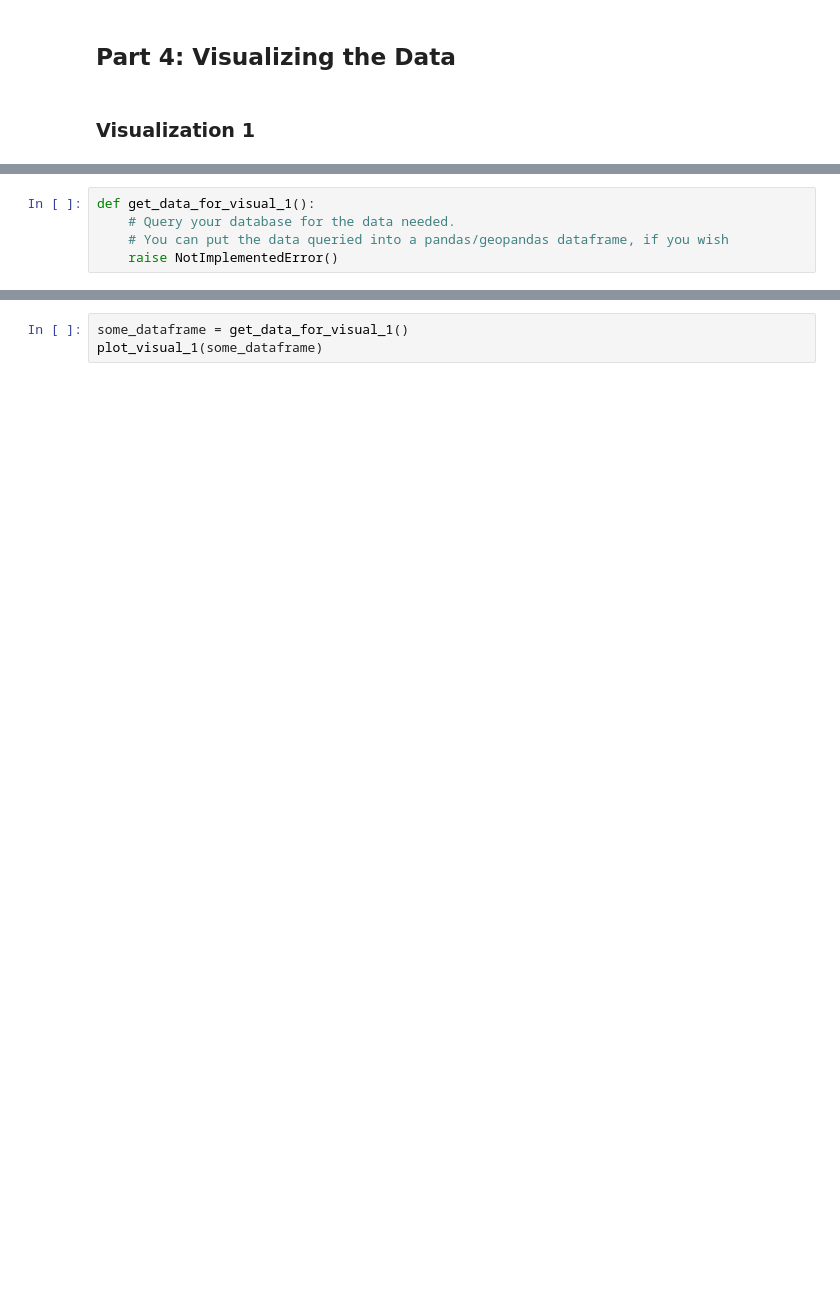
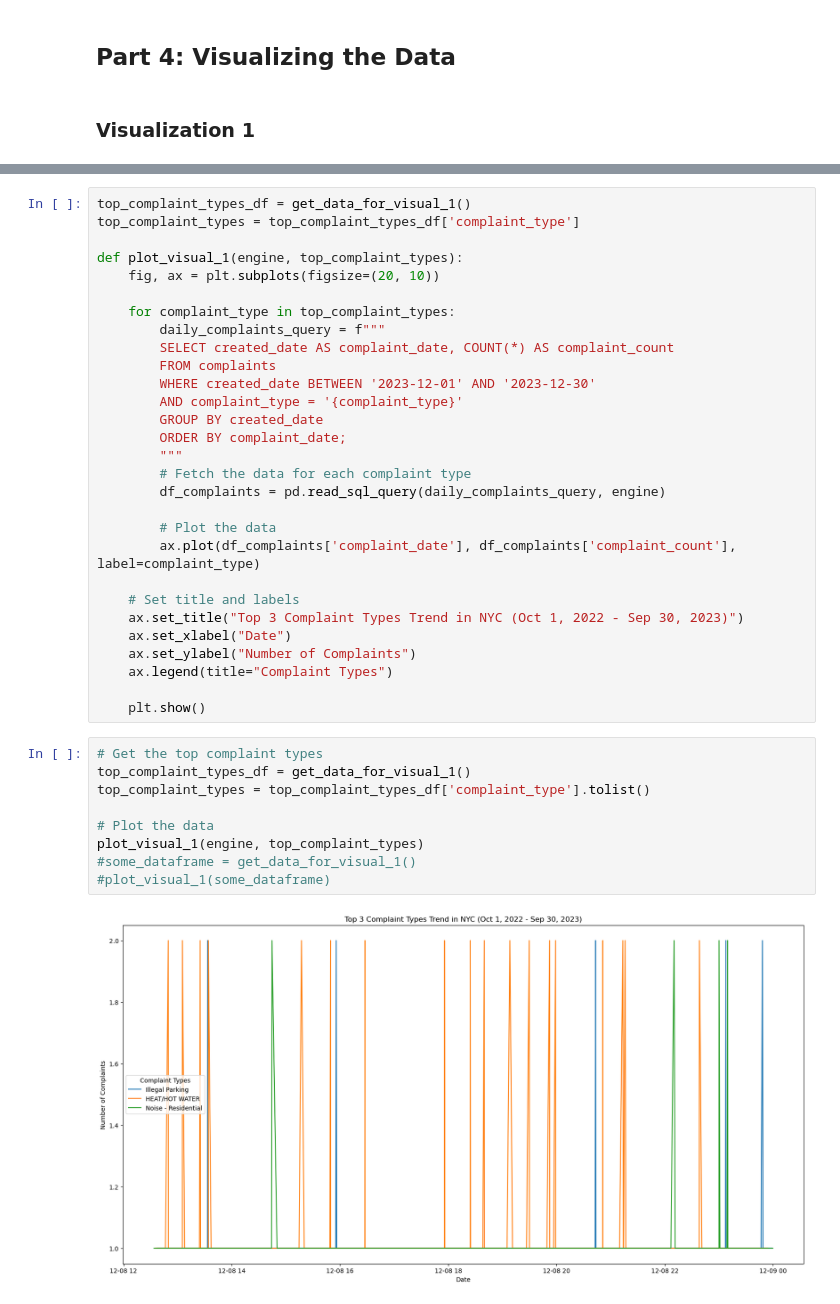
Before and after one commit to ys3188/4501-final-project, a Jupyter notebook: 4501 final project.ipynb, the cells around one changed output, grey strips where cells are left out. Cells and saved outputs as stored; diff of their text form; blank space fills up the shorter version.

```diff
--- a/4501 final project.ipynb
+++ b/4501 final project.ipynb
@@ -675,5 +732,0 @@ def plot_visual_1(dataframe):
-# %%
-def get_data_for_visual_1():
-    # Query your database for the data needed.
-    # You can put the data queried into a pandas/geopandas dataframe, if you wish
-    raise NotImplementedError()
@@ -680,3 +753,40 @@ def get_data_for_visual_1():
+# %%
+top_complaint_types_df = get_data_for_visual_1()
+top_complaint_types = top_complaint_types_df['complaint_type']
+
+def plot_visual_1(engine, top_complaint_types):
+    fig, ax = plt.subplots(figsize=(20, 10))
+
+    for complaint_type in top_complaint_types:
+        daily_complaints_query = f"""
+        SELECT created_date AS complaint_date, COUNT(*) AS complaint_count
+        FROM complaints
+        WHERE created_date BETWEEN '2023-12-01' AND '2023-12-30'
+        AND complaint_type = '{complaint_type}'
+        GROUP BY created_date
+        ORDER BY complaint_date;
+        """
+        # Fetch the data for each complaint type
+        df_complaints = pd.read_sql_query(daily_complaints_query, engine)
+
+        # Plot the data
+        ax.plot(df_complaints['complaint_date'], df_complaints['complaint_count'], label=complaint_type)
+
+    # Set title and labels
+    ax.set_title("Top 3 Complaint Types Trend in NYC (Oct 1, 2022 - Sep 30, 2023)")
+    ax.set_xlabel("Date")
+    ax.set_ylabel("Number of Complaints")
+    ax.legend(title="Complaint Types")
+
+    plt.show()
 # %%
-some_dataframe = get_data_for_visual_1()
-plot_visual_1(some_dataframe)
+# Get the top complaint types
+top_complaint_types_df = get_data_for_visual_1()
+top_complaint_types = top_complaint_types_df['complaint_type'].tolist()
+
+# Plot the data
+plot_visual_1(engine, top_complaint_types)
+#some_dataframe = get_data_for_visual_1()
+#plot_visual_1(some_dataframe)
+# %% [output]
+[figure, added]
```
Also changed, not shown: parts of 78 cells of this notebook, 6 other files.
